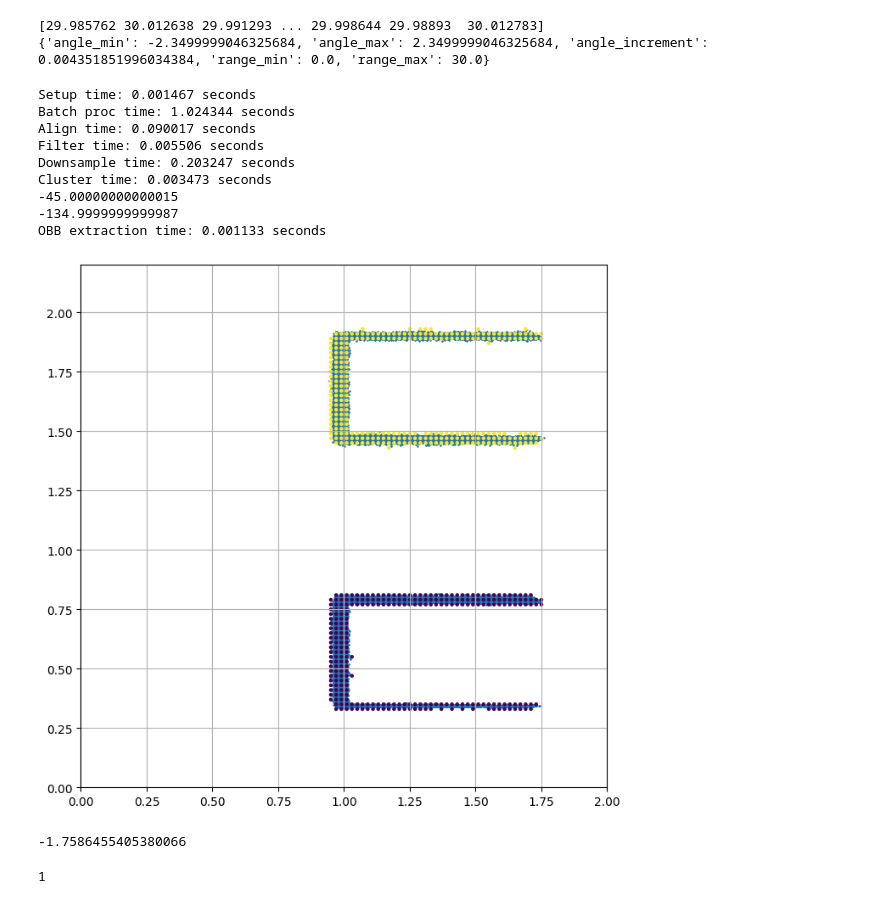
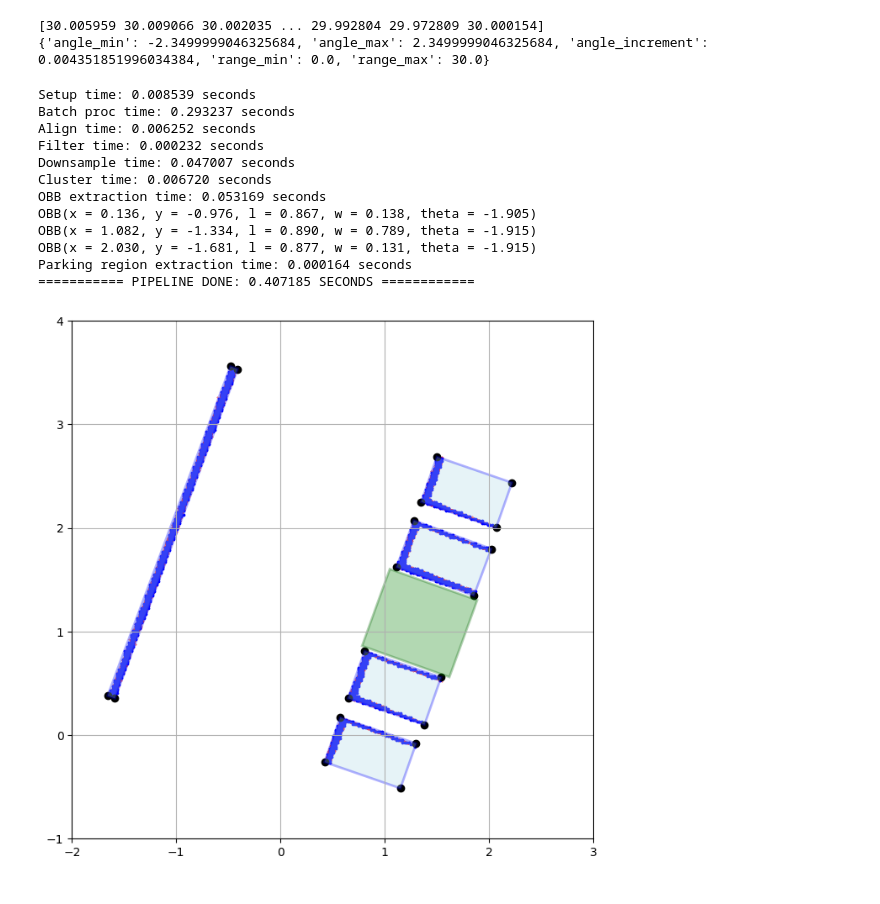
Before and after one commit to SamKhzym/cloud-auto-park, a Jupyter notebook: sim_ws/src/digital_twin/obstacle_detection/analysis/slam.ipynb, the cells around one changed output. Cells and saved outputs as stored; diff of their text form; code cells hidden in the pictures.

Commit message:
perception utils done, tested in a few scenarios

```diff
--- a/sim_ws/src/digital_twin/obstacle_detection/analysis/slam.ipynb
+++ b/sim_ws/src/digital_twin/obstacle_detection/analysis/slam.ipynb
@@ -3,6 +3,13 @@ import numpy as np, pandas as pd, matplotlib.pyplot as plt
 import pickle
 # %%
-FILENAME = 'scan_data_1780588864.6213105.pkl'
+# FILENAME = 'scan_data_1780588864.6213105.pkl' # straight driving, straight cars
+# FILENAME = 'scan_data_1785124269.3392477.pkl' # wobbly driving, angled cars
+# FILENAME = 'scan_data_1785124440.5982285.pkl' # straight driving, angled cars
+# FILENAME = 'scan_data_1785130340.2872536.pkl' # straight driving, straight cars, wall
+# FILENAME = 'scan_data_1785130557.9081867.pkl' # wobbly driving, angled cars, wall
+# FILENAME = 'scan_data_1785130814.8221273.pkl' # straight driving, straight cars, wall, 4 actor
+# FILENAME = 'scan_data_1785165166.777948.pkl' # angled driving, straight cars, wall, 4 actor
+FILENAME = 'scan_data_1785167024.0177522.pkl' # more angled driving, straight cars, wall, 4 actor
 
 data = {}
 with open('../data/' + FILENAME, 'rb') as f:
@@ -11,6 +18,6 @@ with open('../data/' + FILENAME, 'rb') as f:
 print(np.array(data['scans']['scans'][0]))
 print(data['scans']['metadata'])
 # %% [output]
-[29.985762 30.012638 29.991293 ... 29.998644 29.98893  30.012783]
+[30.005959 30.009066 30.002035 ... 29.992804 29.972809 30.000154]
 {'angle_min': -2.3499999046325684, 'angle_max': 2.3499999046325684, 'angle_increment': 0.004351851996034384, 'range_min': 0.0, 'range_max': 30.0}
 # %%
@@ -50,6 +95,6 @@ def batch_process_point_clouds(scans, scan_metadata):
 
     return parsed_scans
 # %%
-parsed_scans = batch_process_point_clouds(data['scans']['scans'], data['scans']['metadata'])
+# parsed_scans = batch_process_point_clouds(data['scans']['scans'], data['scans']['metadata'])
 # %%
 from scipy.interpolate import interp1d
@@ -258,32 +501,44 @@ class SlamManager:
 # %%
-s = SlamManager(data['scans'], data['poses'])
+# make a mask to only take every tenth scan (current rate is 250Hz / 100 = 2.5Hz)
+mask = np.array([i % 25 == 0 for i in range(len(data['scans']['scans']))])
+s = SlamManager(data['scans'], data['poses'], mask=mask)
+bboxes, parking_regions = s.run_perception_pipeline()
 # %% [output]
-Setup time: 0.001467 seconds
-Batch proc time: 1.024344 seconds
-Align time: 0.090017 seconds
-Filter time: 0.005506 seconds
-Downsample time: 0.203247 seconds
-Cluster time: 0.003473 seconds
--45.00000000000015
--134.9999999999987
-OBB extraction time: 0.001133 seconds
+Setup time: 0.008539 seconds
+Batch proc time: 0.293237 seconds
+Align time: 0.006252 seconds
+Filter time: 0.000232 seconds
+Downsample time: 0.047007 seconds
+Cluster time: 0.006720 seconds
+OBB extraction time: 0.053169 seconds
+OBB(x = 0.136, y = -0.976, l = 0.867, w = 0.138, theta = -1.905)
+OBB(x = 1.082, y = -1.334, l = 0.890, w = 0.789, theta = -1.915)
+OBB(x = 2.030, y = -1.681, l = 0.877, w = 0.131, theta = -1.915)
+Parking region extraction time: 0.000164 seconds
+=========== PIPELINE DONE: 0.407185 SECONDS ============
 # %%
-plt.scatter(-s.aligned_point_clouds[:,1], s.aligned_point_clouds[:,0], s=0.3)
-plt.scatter(-s.downsampled_point_cloud[:,1], s.downsampled_point_cloud[:,0], s=5.0, c=s.cluster_idxs)
-plt.ylim(0, 2.2)
-plt.xlim(0, 2)
+plt.scatter(-s.aligned_point_clouds[:,1], s.aligned_point_clouds[:,0], s=0.1, c='red')
+plt.scatter(-s.downsampled_point_cloud[:,1], s.downsampled_point_cloud[:,0], s=3.0, c='blue')
+
+for b in bboxes:
+    rect = get_obstacle_patch(b, alpha=0.3)
+    plt.scatter(-b.corners[:,1], b.corners[:,0], c='black')
+    plt.gca().add_patch(rect)
+
+for r in parking_regions:
+    rect = get_obstacle_patch(r, alpha=0.3, color='green')
+    plt.gca().add_patch(rect)
+
+plt.xlim(-2, 3)
+plt.ylim(-1, 4)
 plt.gcf().set_size_inches(8, 8)
 plt.grid()
+
+# obb1 = OrientedBoundingBox(-0.420, -1.363, 1.192, -0.049, -1.735)
+# obb2 = OrientedBoundingBox(0.569, -1.533, 1.450, 0.447, -1.745)
+# obb3 = OrientedBoundingBox(1.562, -1.688, 1.195, -0.040, -1.735)
+# plt.scatter(-obb1.centroid_y_m, obb1.centroid_x_m, c='green', s=10.0)
+# plt.scatter(-obb2.centroid_y_m, obb2.centroid_x_m, c='green', s=10.0)
+# plt.scatter(-obb3.centroid_y_m, obb3.centroid_x_m, c='green', s=10.0)
 # %% [output]
-[figure, old version]
+[figure, new version]
-# %%
-mask = np.isfinite(s.aligned_point_clouds)
-point_cloud = s.aligned_point_clouds[mask].reshape(-1, 2)
-
-np.min(point_cloud[:,1])
-# %% [output]
--1.7586455405380066
-# %%
-np.max(s.cluster_idxs)
-# %% [output]
-1
```
Also changed, not shown: parts of 6 cells of this notebook, 4 other files.
